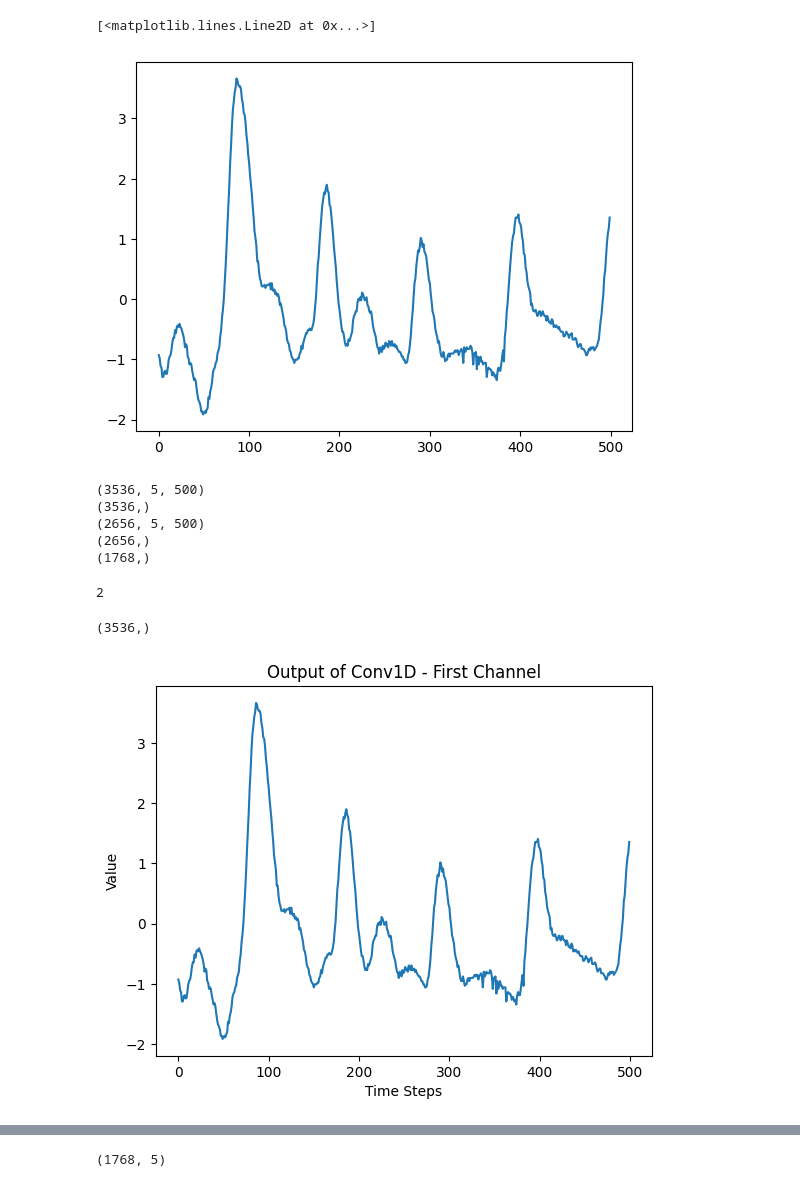
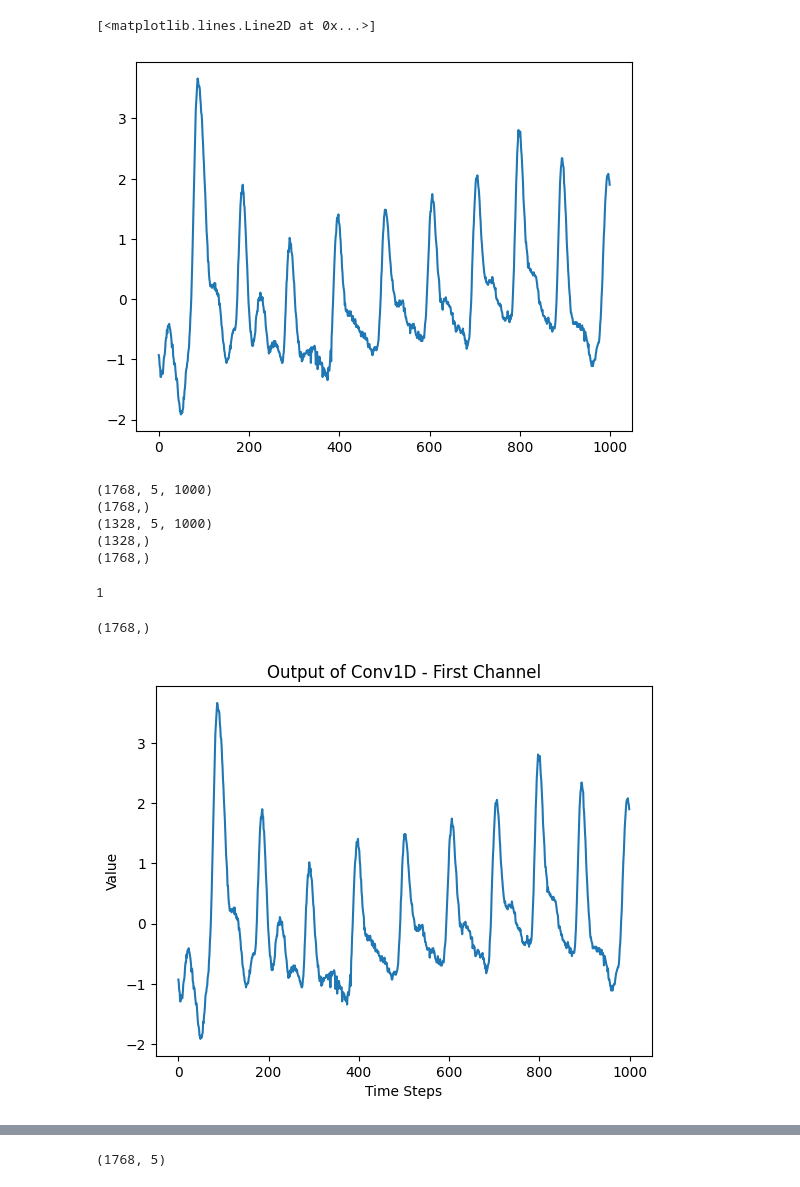
Before and after one commit to kallepalomaki/HeartRate, a Jupyter notebook: ppg_ieee2.ipynb, the cells around one changed output, grey strips where cells are left out. Saved outputs shown, nothing was run; the diff lists cells and outputs as text; code cells hidden in the pictures.

```diff
--- a/ppg_ieee2.ipynb
+++ b/ppg_ieee2.ipynb
@@ -69,38 +69,38 @@ X_test_tmp_np=preprocess_mat(X_test_tmp_np0)
 # %%
 #print(X_train_np.shape)
 #print("X np start", X_train_np[0,0,:5])
-batch_size=500
+batch_size=1000
 
 
 def make_batches(X_np):
     shape = X_np.shape  # (samples, features, time)
     nu_samples = shape[0]
     nu_features = shape[1]
     nu_time_steps = shape[2]
 
     assert nu_time_steps % batch_size == 0, "Time steps must be divisible by batch size"
     nu_split_batches = nu_time_steps // batch_size
     nu_batches = nu_samples * nu_split_batches
 
     # Reshape: (samples, features, split_batches, batch_size)
     X_np_new = X_np.reshape(nu_samples, nu_features, nu_split_batches, batch_size)
     X_np_new = X_np_new.transpose(0, 2, 1, 3)  # (samples, split_batches, features, batch_size)
     X_np_new = X_np_new.reshape(nu_batches, nu_features, batch_size)
 
     return X_np_new, nu_time_steps, nu_samples
 
 X_train_np, nu_time_steps, nu_samples=make_batches(X_train_tmp_np)
 X_test_np, nu_time_steps, nu_samples=make_batches(X_test_tmp_np)
 
 #print(X_np_new.shape)
 #print("X np new start", X_np_new[0,0,:5])
 #print(X_train_np[1,0,:10])
 #print(X_np_new[10,0,:5])
 plt.plot(X_train_np[0,0,:])
 #plt.plot(X_train_tmp_np[0,0,:])
 # %% [output]
 [<matplotlib.lines.Line2D at 0x...>]
-[figure, old version]
+[figure, new version]
 # %%
 def make_batch_target(y):
     y_out=[]
@@ -119,12 +119,12 @@ print(y_test_np.shape)
 print(y_train.shape)
 int(nu_time_steps/batch_size)
 # %% [output]
-(3536, 5, 500)
-(3536,)
-(2656, 5, 500)
-(2656,)
+(1768, 5, 1000)
 (1768,)
+(1328, 5, 1000)
+(1328,)
+(1768,)
-2
+1
 # %%
 # Train/test split
 #n_samples = 1000
@@ -147,7 +147,7 @@ test_loader = DataLoader(TensorDataset(X_test_tensor, y_test_tensor))
 # %%
 y_train_np.shape
 # %% [output]
-(3536,)
+(1768,)
 # %%
 def torch_plotter(output_tensor):
     channel_to_plot = output_tensor[0, 0, :].detach().numpy()  # Detach from the graph to avoid tracking gradients
@@ -161,7 +161,7 @@ def torch_plotter(output_tensor):
 # %%
 torch_plotter(X_train_tensor)
 # %% [output]
-[figure, old version]
+[figure, new version]
 # %%
 
 # 2. Define CNN model
```
Also changed, not shown: parts of 4 cells of this notebook, 1 other file.
